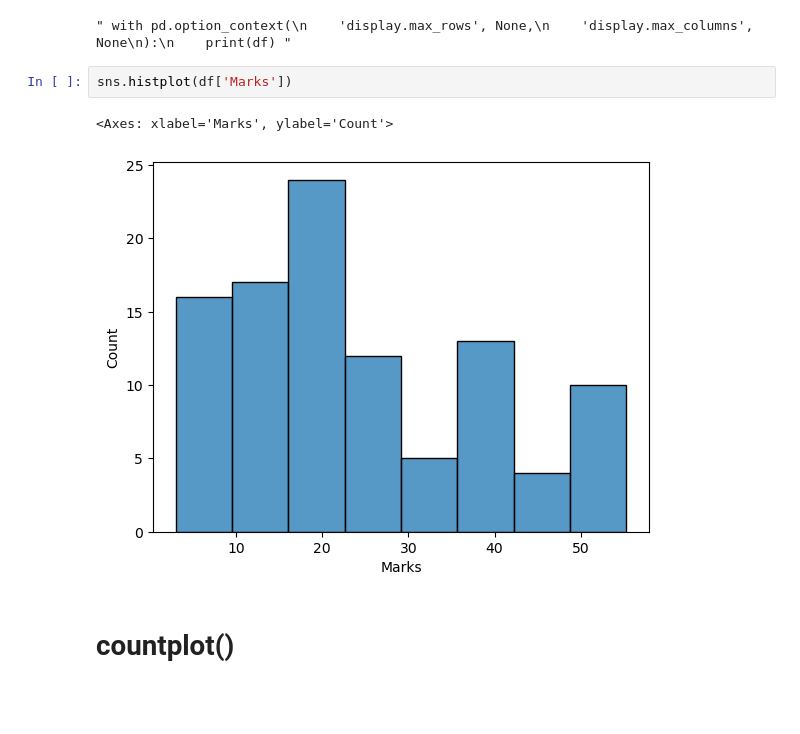
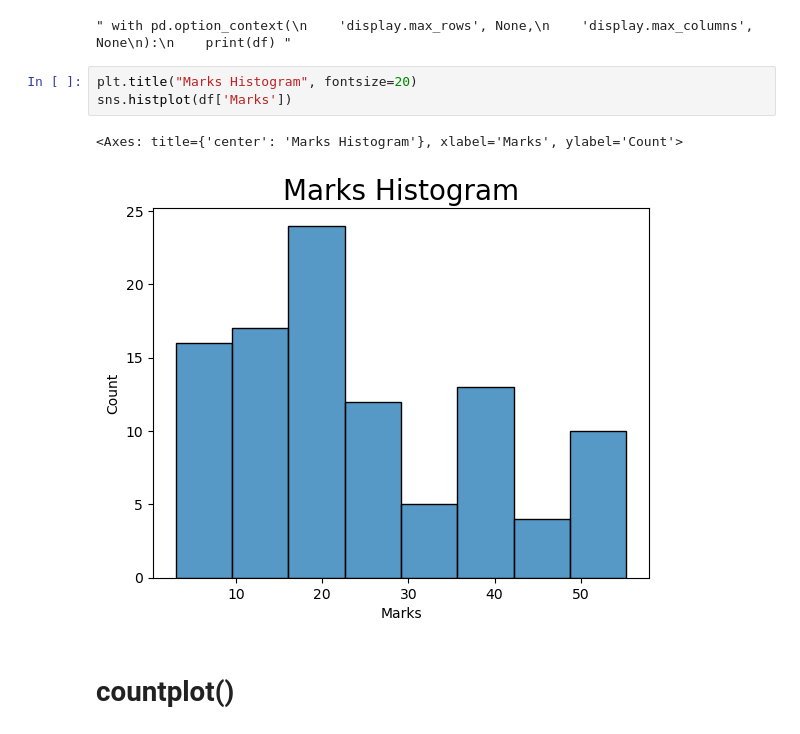
Before and after one commit to Aditya-KIT/Python-Jupyter, a Jupyter notebook: Untitled1.ipynb, the cells around one changed output. Saved outputs shown, nothing was run; the diff lists cells and outputs as text; blank space fills up the shorter version.

```diff
--- a/Untitled1.ipynb
+++ b/Untitled1.ipynb
@@ -177,10 +177,11 @@ df.tail(20)   # last 20 rows
 # %% [output]
 " with pd.option_context(\n    'display.max_rows', None,\n    'display.max_columns', None\n):\n    print(df) "
 # %%
+plt.title("Marks Histogram", fontsize=20)
 sns.histplot(df['Marks'])
 # %% [output]
-<Axes: xlabel='Marks', ylabel='Count'>
+<Axes: title={'center': 'Marks Histogram'}, xlabel='Marks', ylabel='Count'>
-[figure, old version]
+[figure, new version]
 # %% [markdown]
 # countplot()
 # %%
```
Also changed, not shown: 1 other file.
